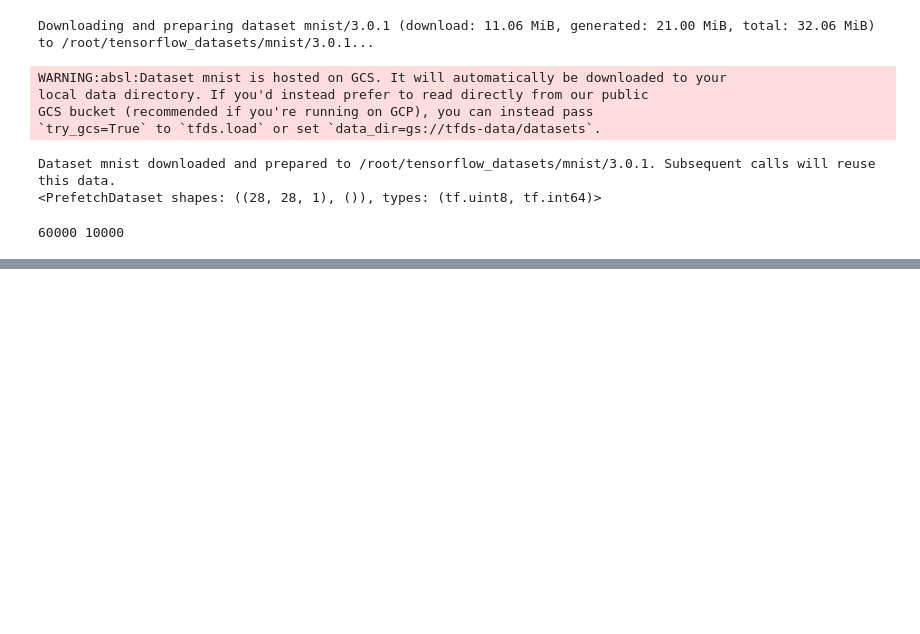
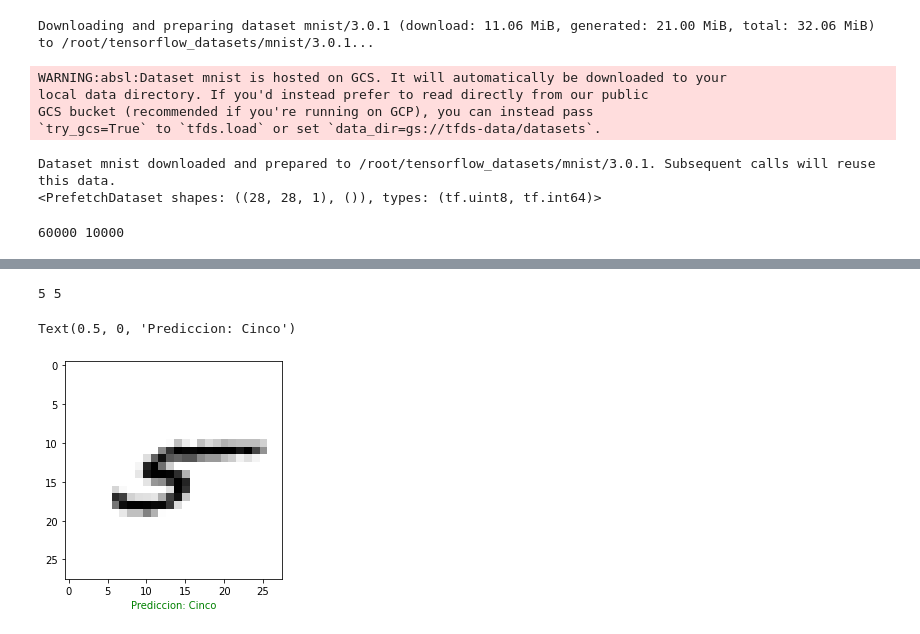
Before and after one commit to USIS011120/Programacion-Computacional-III, a Jupyter notebook: fundamentos_de_python_A1.ipynb, the cells around one changed output, grey strips where cells are left out. Cells and saved outputs as stored; diff of their text form; code cells hidden in the pictures; blank space fills up the shorter version.

```diff
--- a/fundamentos_de_python_A1.ipynb
+++ b/fundamentos_de_python_A1.ipynb
@@ -819,6 +819,26 @@ for imagen_prueba, etiqueta_prueba in datos_prueba.take(1):
   imagen_prueba = imagen_prueba.numpy()
   etiqueta_prueba = etiqueta_prueba.numpy()
   predicciones = modelo.predict(imagen_prueba)
+# %%
+i = 0
+for miImagen, etiqueta in datos_entrenamiento.take(1):
+  etiqueta = etiqueta.numpy()
+  imagen = miImagen[i].numpy().reshape(1,28,28,1)
+  prediccion = modelo.predict(imagen, batch_size=1)
+
+valor_predicho = np.argmax(prediccion)
+print( valor_predicho, etiqueta[i] )
+
+index = 0
+img = imagen #imagen_prueba[index]
+plt.grid(False)
+plt.imshow(img[0,...,0], cmap=plt.cm.binary)
+#label = etiqueta_prueba[index]
+plt.xlabel("Prediccion: {}".format(numeros_letras[valor_predicho]), color="green")
+# %% [output]
+5 5
+Text(0.5, 0, 'Prediccion: Cinco')
+[figure, added]
 # %%
 #Graficamos los valores de las matriz una para las imagenes y otra para las graficas de barra segun el acierto
 def graficar_valores_matriz(i, matriz_prediccion, etiqueta_verdadera):
```
Also changed, not shown: parts of 5 cells of this notebook.
